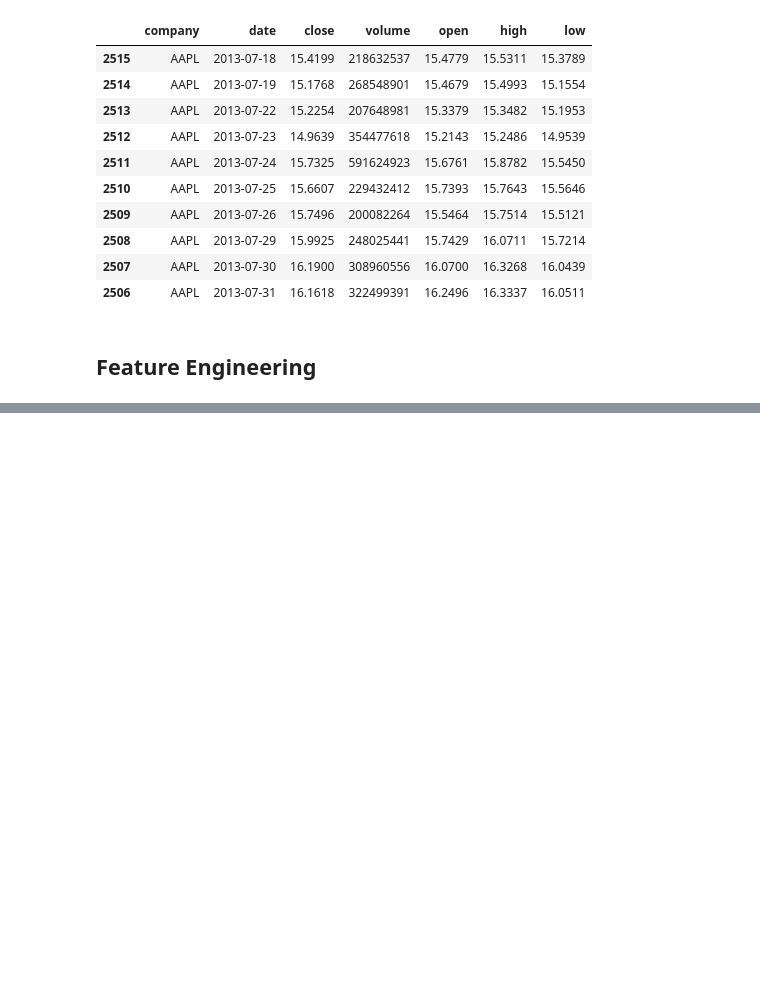
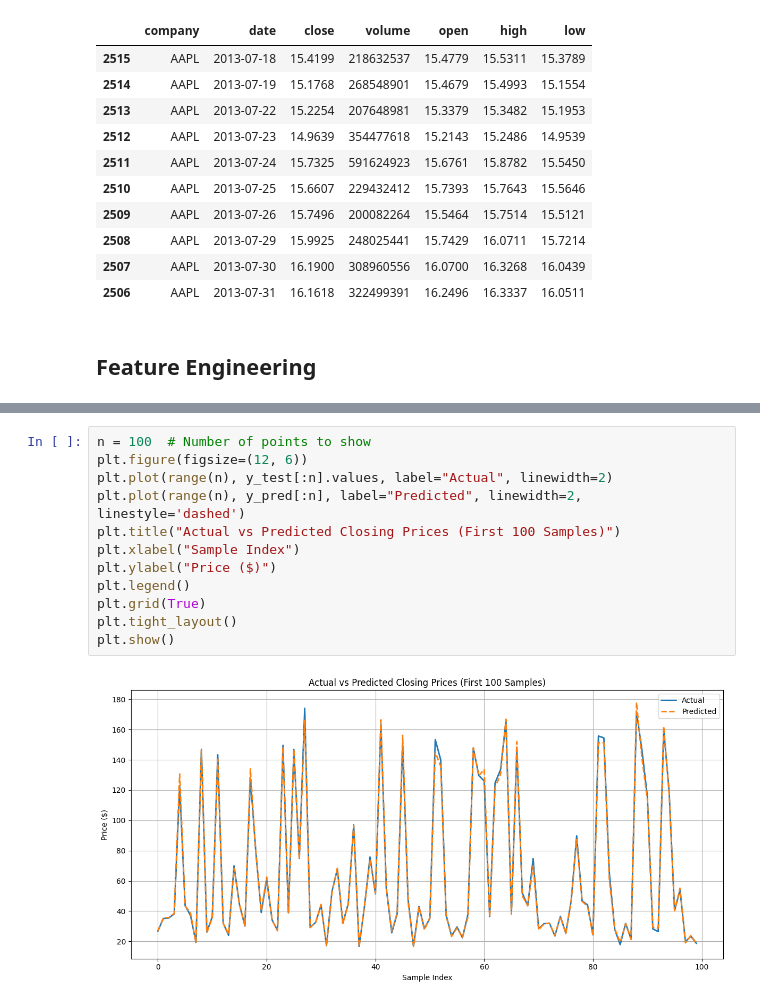
Before and after one commit to fabiola-rojas/itcs3162-final, a Jupyter notebook: itcs3162-final-proj.ipynb, the cells around one changed output, grey strips where cells are left out. Cells and saved outputs as stored; diff of their text form; blank space fills up the shorter version.

```diff
--- a/itcs3162-final-proj.ipynb
+++ b/itcs3162-final-proj.ipynb
@@ -129,0 +184,14 @@ df['year'] = df['date'].dt.year
+# %%
+n = 100  # Number of points to show
+plt.figure(figsize=(12, 6))
+plt.plot(range(n), y_test[:n].values, label="Actual", linewidth=2)
+plt.plot(range(n), y_pred[:n], label="Predicted", linewidth=2, linestyle='dashed')
+plt.title("Actual vs Predicted Closing Prices (First 100 Samples)")
+plt.xlabel("Sample Index")
+plt.ylabel("Price ($)")
+plt.legend()
+plt.grid(True)
+plt.tight_layout()
+plt.show()
+# %% [output]
+[figure, added]
```
Also changed, not shown: parts of 4 cells of this notebook.
